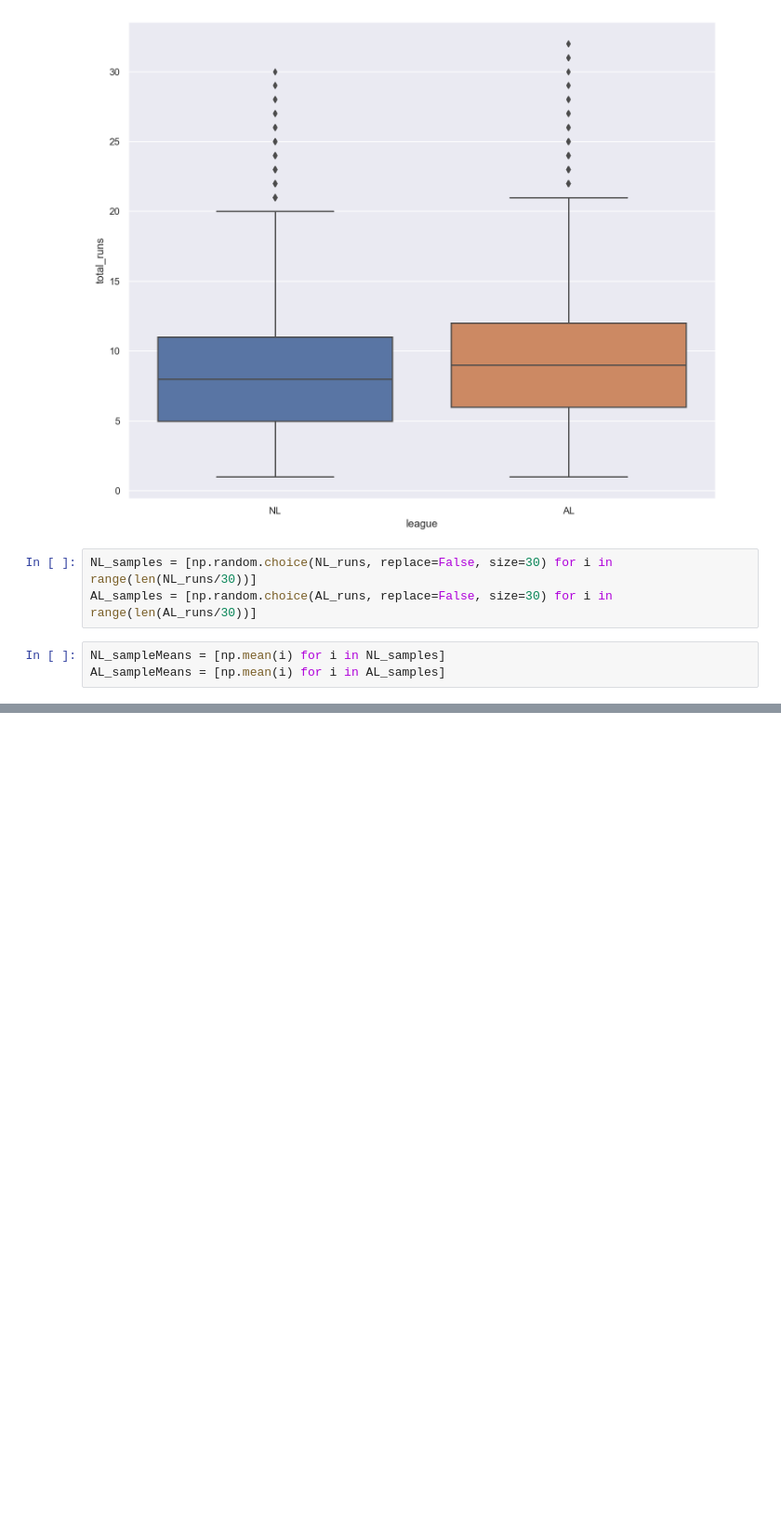
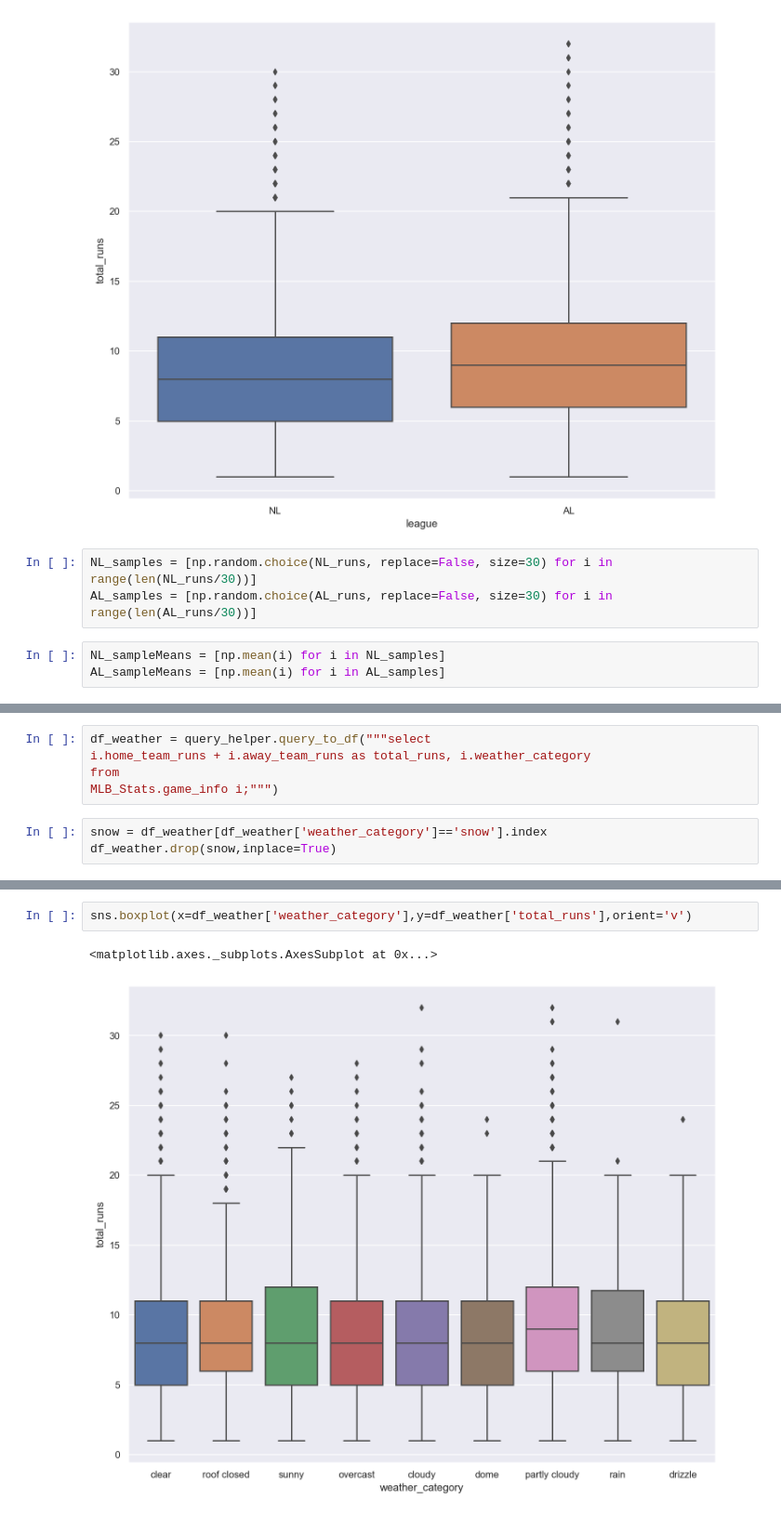
Before and after one commit to schlinkertc/MLB_Stats, a Jupyter notebook: analysis.ipynb, the cells around one changed output, grey strips where cells are left out. Shown at 93% size. Saved outputs shown, nothing was run; the diff lists cells and outputs as text; blank space fills up the shorter version.

```diff
--- a/analysis.ipynb
+++ b/analysis.ipynb
@@ -140,0 +200,8 @@ runs_by_venue.set_index('venue_name')
+# %%
+df_weather = query_helper.query_to_df("""select
+i.home_team_runs + i.away_team_runs as total_runs, i.weather_category
+from
+MLB_Stats.game_info i;""")
+# %%
+snow = df_weather[df_weather['weather_category']=='snow'].index
+df_weather.drop(snow,inplace=True)
@@ -140,0 +232,5 @@ runs_by_venue.set_index('venue_name')
+# %%
+sns.boxplot(x=df_weather['weather_category'],y=df_weather['total_runs'],orient='v')
+# %% [output]
+<matplotlib.axes._subplots.AxesSubplot at 0x...>
+[figure, added]
```
Also changed, not shown: parts of 23 cells of this notebook, 3 other files.
